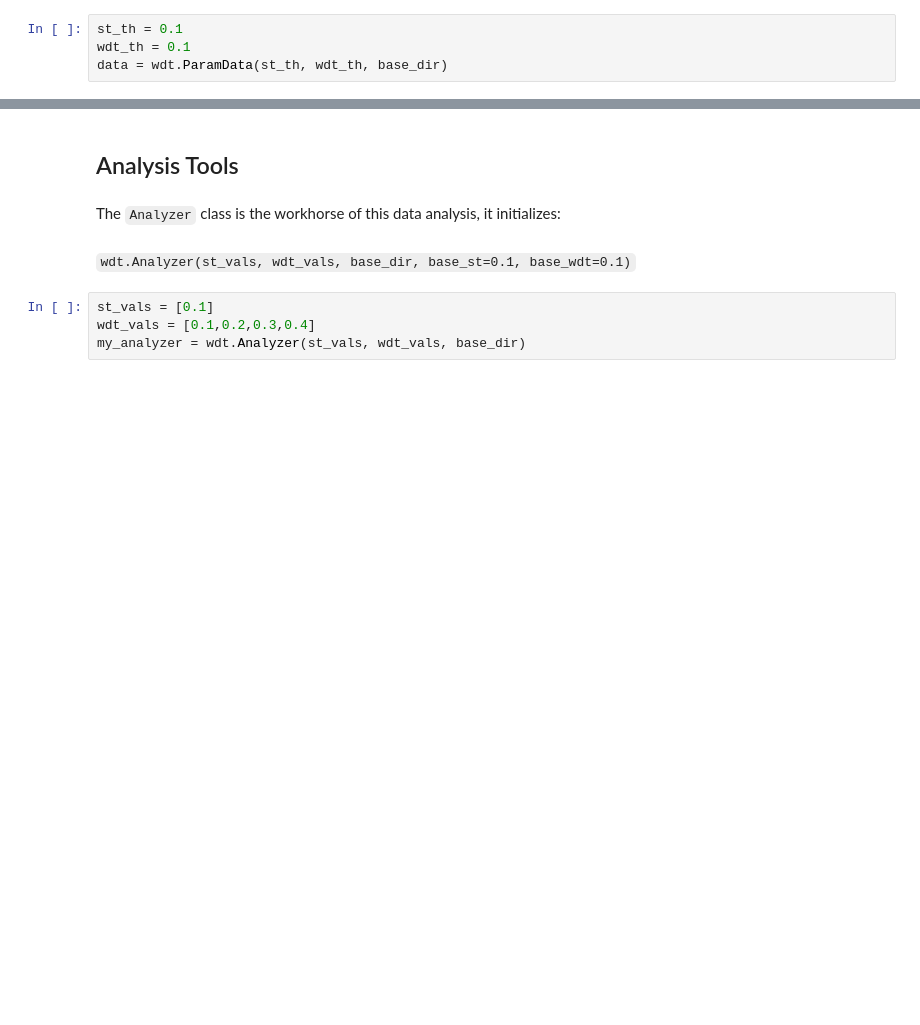
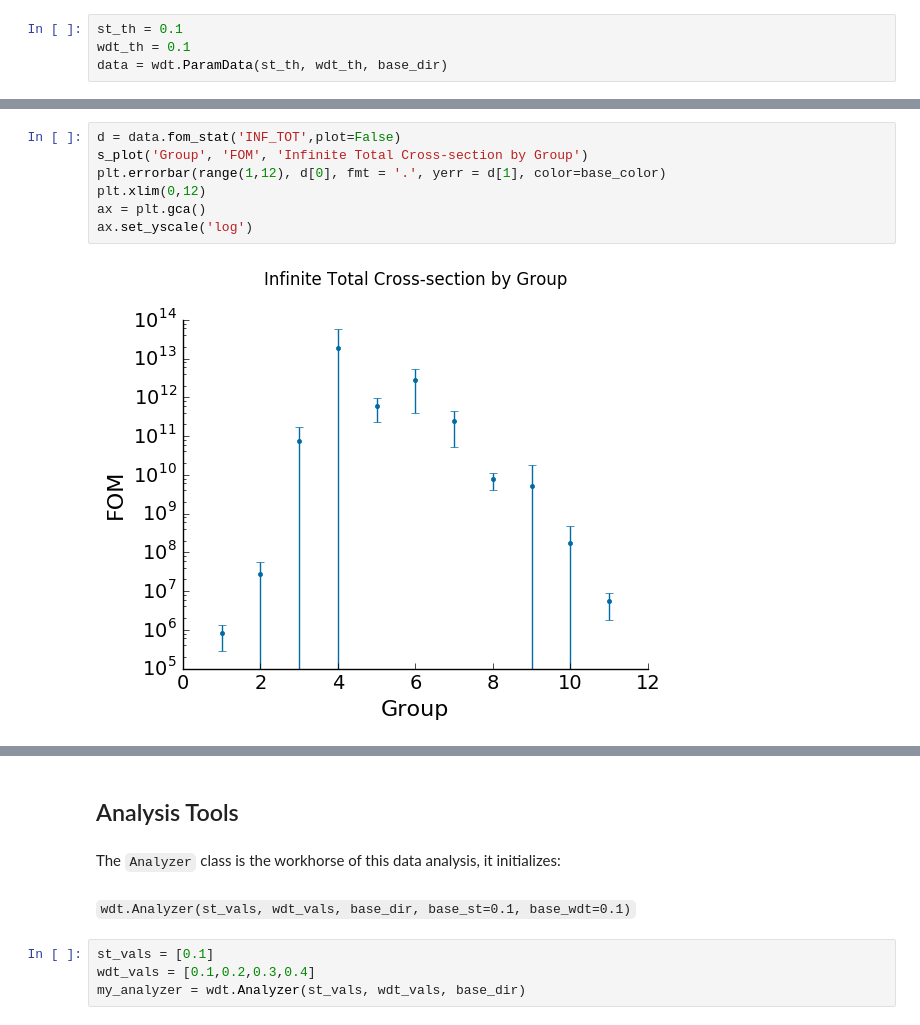
Before and after one commit to JessicaRehak/WDT_Analysis, a Jupyter notebook: scattering_matrices.ipynb, the cells around one changed output, grey strips where cells are left out. Cells and saved outputs as stored; diff of their text form; blank space fills up the shorter version.

```diff
--- a/scattering_matrices.ipynb
+++ b/scattering_matrices.ipynb
@@ -49,0 +102,9 @@ np.bincount([0,1,2,3,0,6,0])
+# %%
+d = data.fom_stat('INF_TOT',plot=False)
+s_plot('Group', 'FOM', 'Infinite Total Cross-section by Group')
+plt.errorbar(range(1,12), d[0], fmt = '.', yerr = d[1], color=base_color)
+plt.xlim(0,12)
+ax = plt.gca()
+ax.set_yscale('log')
+# %% [output]
+[figure, added]
```
Also changed, not shown: parts of 14 cells of this notebook, 4 other files.
